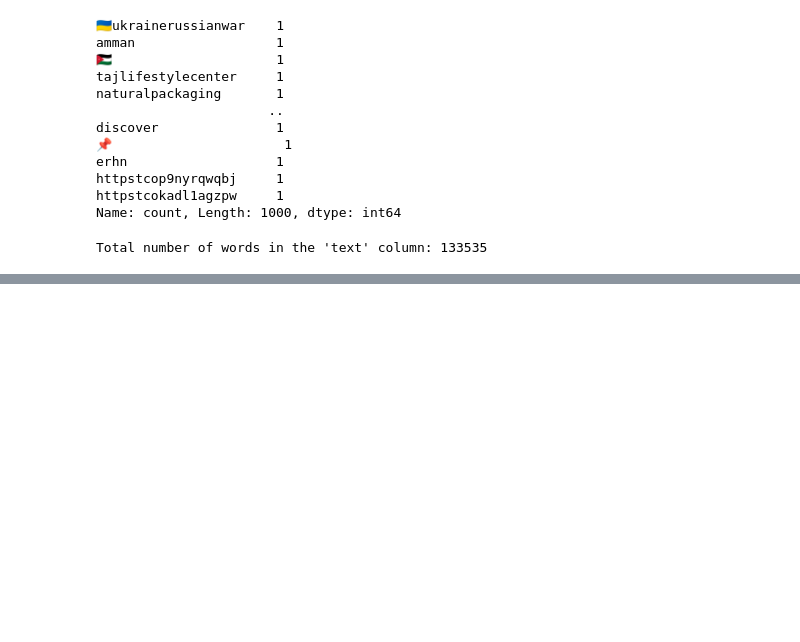
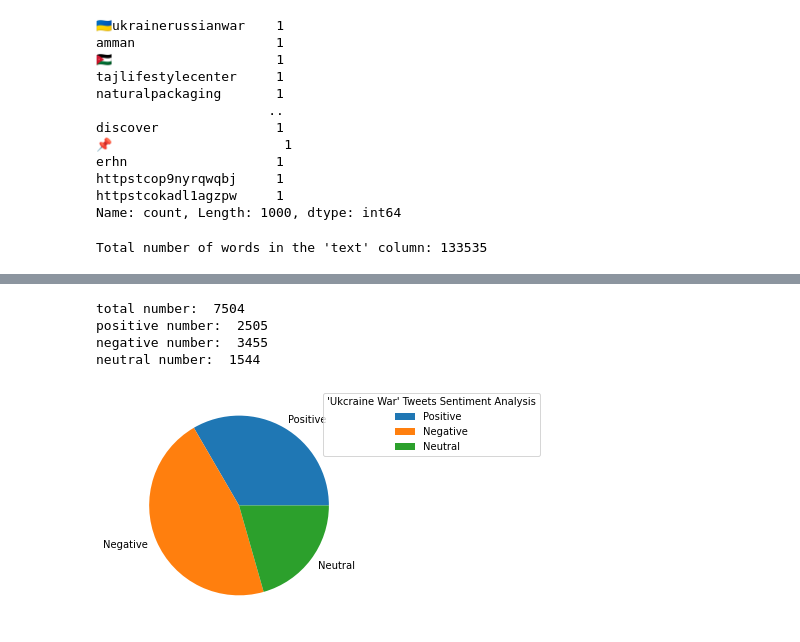
Before and after one commit to DrAmy-Data/CA2_S2, a Jupyter notebook: CA2_SEM2.ipynb, the cells around one changed output, grey strips where cells are left out. Cells and saved outputs as stored; diff of their text form; code cells hidden in the pictures; blank space fills up the shorter version.

Commit message:
Added sentiment analysis and created dataframe for time series analysis

```diff
--- a/CA2_SEM2.ipynb
+++ b/CA2_SEM2.ipynb
@@ -449,0 +473,11 @@ Total number of words in the 'text' column: 133535
+# %%
+# Remove the word ur and replace with your
+# pattern to match standalone "ur"
+pattern = r"(?<!\S)ur(?!\S)"
+
+# function to replace "ur" with "your"
+def replace_ur(text):
+    return re.sub(pattern, "your", text)
+
+# replace "ur" with "your" using the pattern and function
+df['text'] = df['text'].apply(replace_ur)
@@ -449,0 +585,28 @@ Total number of words in the 'text' column: 133535
+# %%
+#Number of Tweets (Total, Positive, Negative, Neutral)
+tweet_list = pd.DataFrame(tweet_list)
+neutral_list = pd.DataFrame(neutral_list)
+negative_list = pd.DataFrame(negative_list)
+positive_list = pd.DataFrame(positive_list)
+print("total number: ",len(tweet_list))
+print("positive number: ",len(positive_list))
+print("negative number: ", len(negative_list))
+print("neutral number: ",len(neutral_list))
+# %% [output]
+total number:  7504
+positive number:  2505
+negative number:  3455
+neutral number:  1544
+# %%
+import matplotlib.pyplot as plt
+import numpy as np
+
+y = np.array([len(positive_list), len(negative_list), len(neutral_list)])
+mylabels = ["Positive", "Negative", "Neutral"]
+
+plt.pie(y, labels = mylabels)
+plt.legend(title = "'Ukcraine War' Tweets Sentiment Analysis", loc="upper left", bbox_to_anchor=(0.85,1.025), )
+plt.subplots_adjust(left=0.1, bottom=0.1, right=0.75)
+plt.show()
+# %% [output]
+[figure, added]
```
Also changed, not shown: parts of 13 cells of this notebook.
